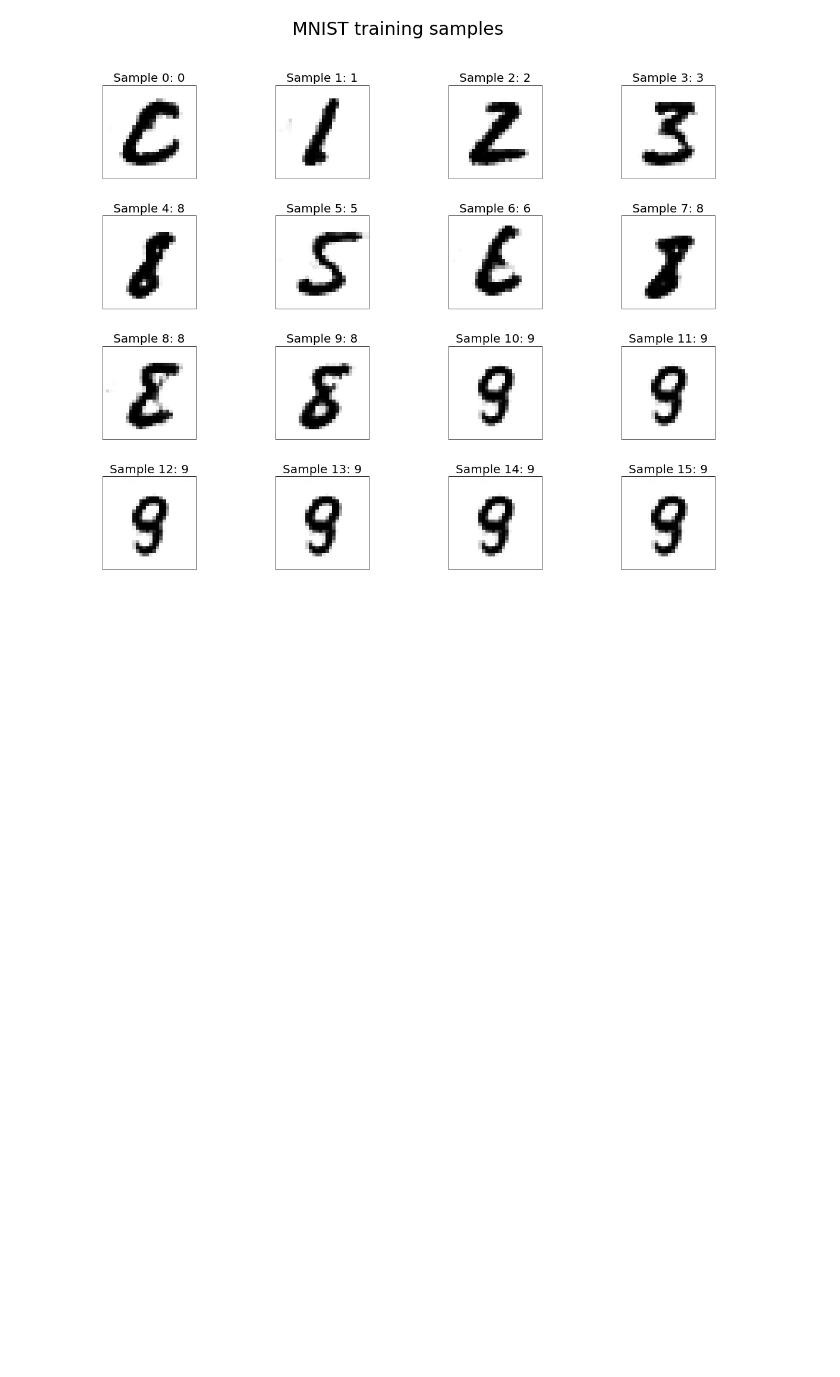
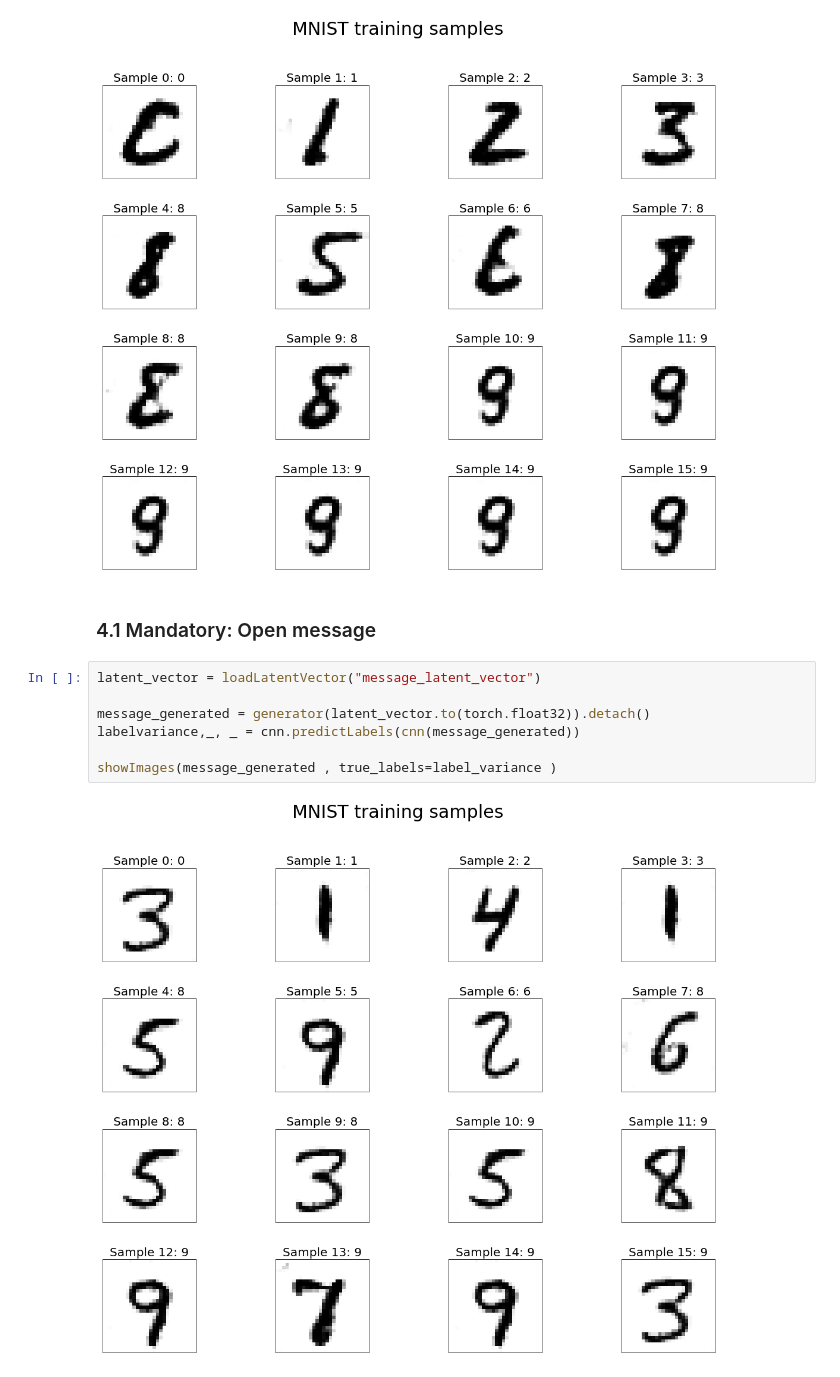
Before and after one commit to PierreRemacle/LINMA2472_P1-, a Jupyter notebook: Copy_of_HW3_from_colab.ipynb, the cells around one changed output. Saved outputs shown, nothing was run; the diff lists cells and outputs as text; blank space fills up the shorter version.

```diff
--- a/Copy_of_HW3_from_colab.ipynb
+++ b/Copy_of_HW3_from_colab.ipynb
@@ -1279,3 +1279,14 @@ label_variance, _, _ = cnn.predictLabels(cnn(variance_transformed))
 showImages(variance_transformed.cpu(), true_labels=label_variance.cpu())
 # %% [output]
 [figure]
+# %% [markdown]
+### 4.1 Mandatory: Open message
+# %%
+latent_vector = loadLatentVector("message_latent_vector")
+
+message_generated = generator(latent_vector.to(torch.float32)).detach()
+labelvariance,_, _ = cnn.predictLabels(cnn(message_generated))
+
+showImages(message_generated , true_labels=label_variance )
+# %% [output]
+[figure, added]
```
Also changed, not shown: parts of 2 cells of this notebook, 3 other files.
